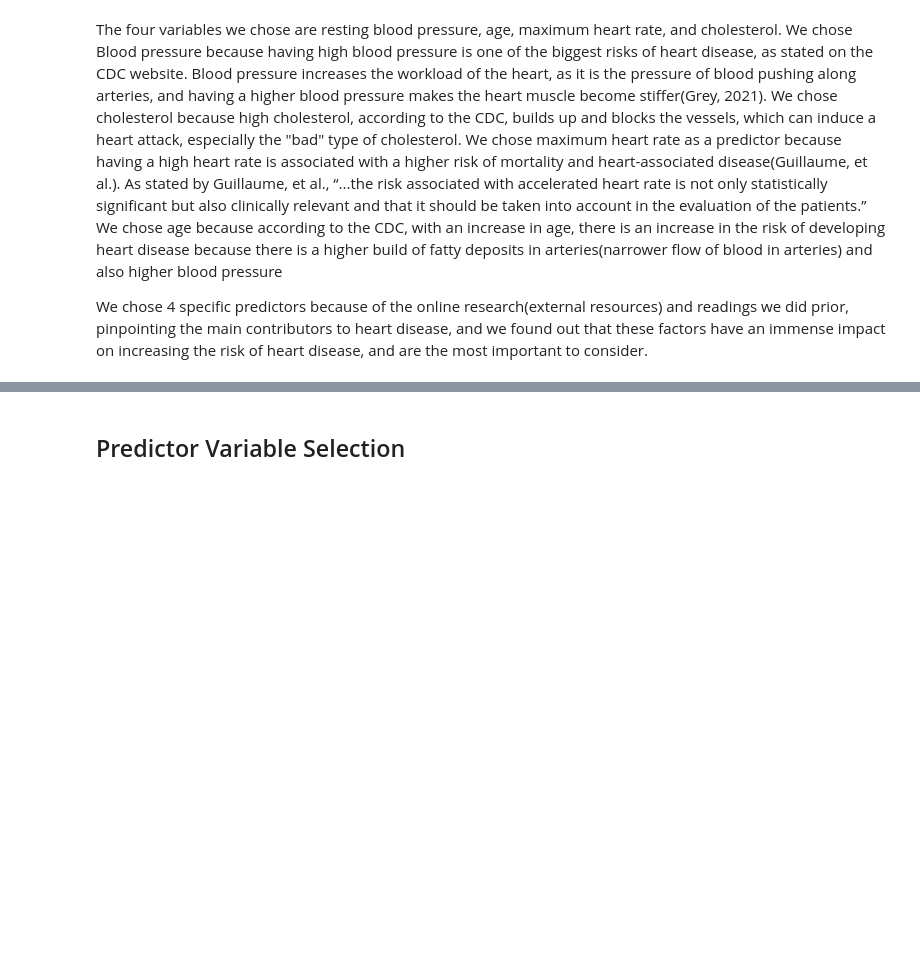
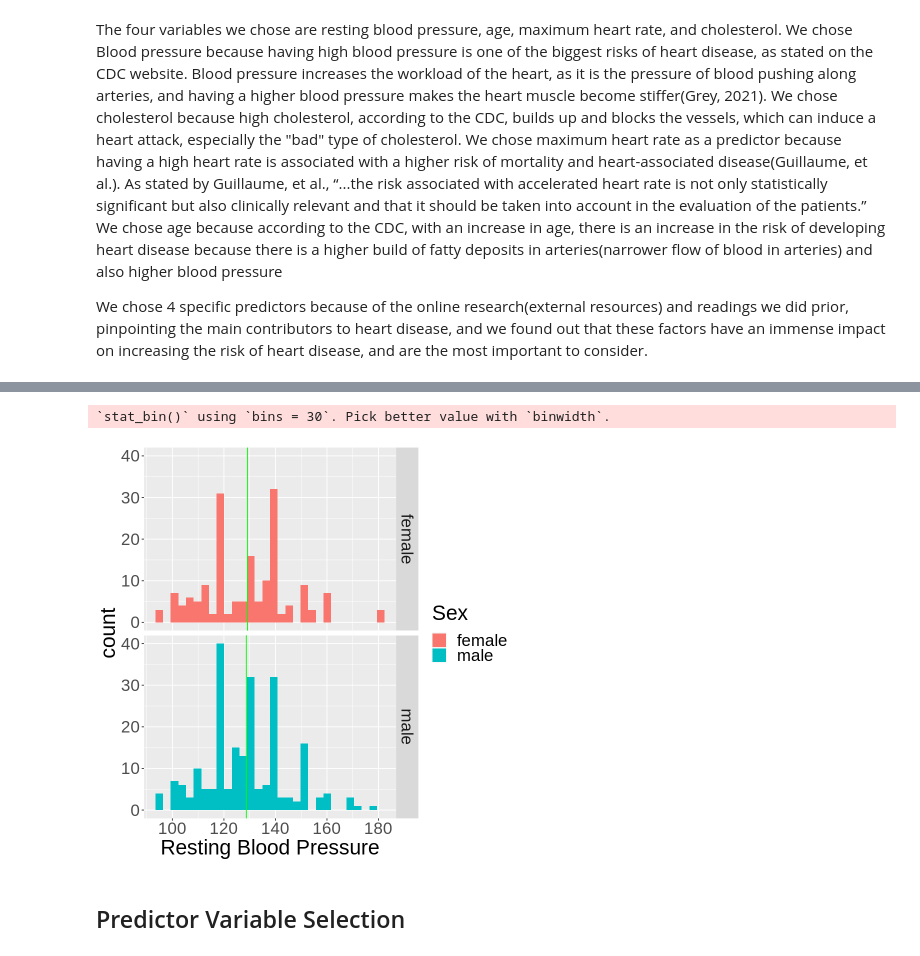
Before and after one commit to vyle2003/DSCI-100-Project, a Jupyter notebook: DSCI 100 Project Report.ipynb, the cells around one changed output, grey strips where cells are left out. Drawn from its saved outputs; the diff is of its cells as text; code cells hidden in the pictures; blank space fills up the shorter version.

```diff
--- a/DSCI 100 Project Report.ipynb
+++ b/DSCI 100 Project Report.ipynb
@@ -147,2 +209,23 @@ All together, we want to try out the 4 variables age, maximum heart rate, restin
+# %%
+#creating a visualization for the relationship between the diagnosis of heart disease and the average max heart rate based on each sex
+
+rbp_mean <- heart_train |>
+    filter(disease_present == "TRUE") |>
+    group_by(sex) |>
+    mutate(mean_rbp = mean(rest_bp))
+
+rbp_plot <- rbp_mean |>
+    filter(disease_present == "TRUE") |>
+    ggplot(aes(x = rest_bp, fill = sex)) +
+    geom_histogram() +
+    labs(x = "Resting Blood Pressure", fill = "Sex") +
+    facet_grid(rows = vars (sex)) +
+    theme(text = element_text(size =25)) +
+    geom_vline(aes(xintercept = mean_rbp, group = sex), colour = 'green')
+
+rbp_plot
+# %% [output]
+`stat_bin()` using `bins = 30`. Pick better value with `binwidth`.
+[figure, added]
 # %% [markdown]
 ## Predictor Variable Selection ##
```
Also changed, not shown: parts of 42 cells of this notebook.
